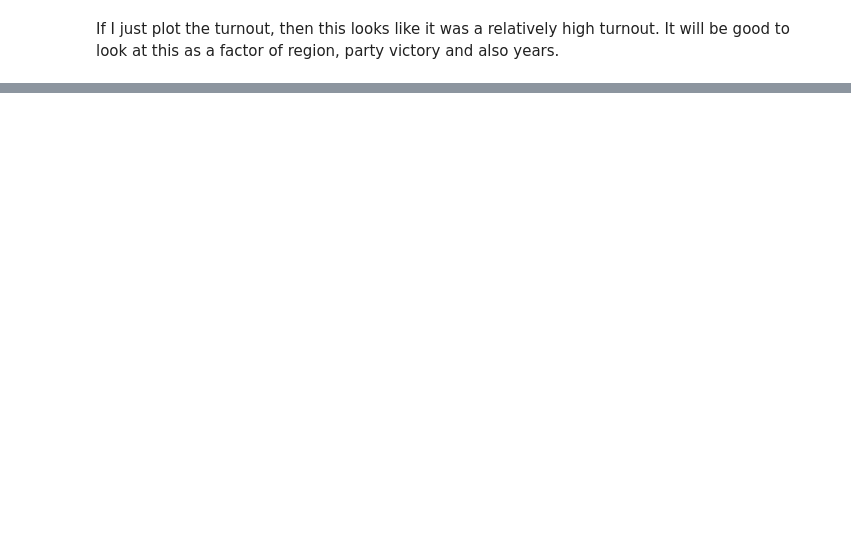
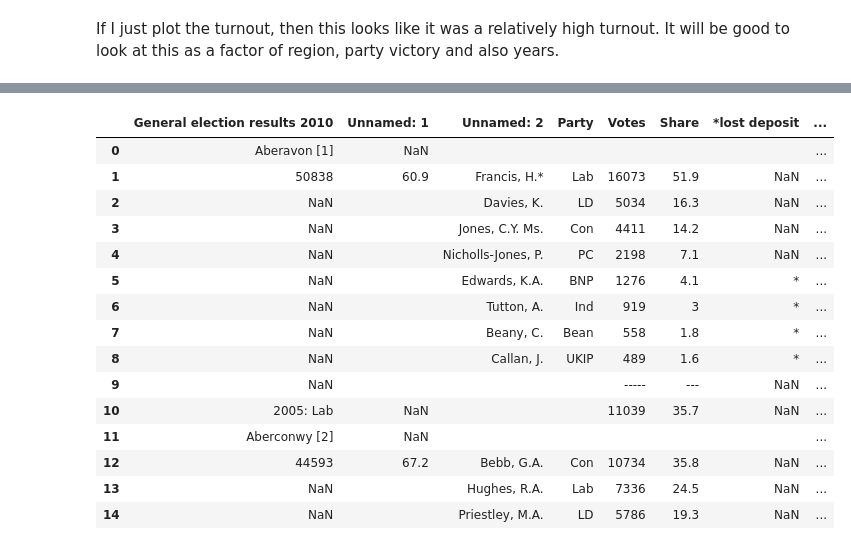
Before and after one commit to maclamont/UKElections, a Jupyter notebook: UKElections.ipynb, the cells around one changed output, grey strips where cells are left out. Saved outputs shown, nothing was run; the diff lists cells and outputs as text; code cells hidden in the pictures; blank space fills up the shorter version.

```diff
--- a/UKElections.ipynb
+++ b/UKElections.ipynb
@@ -88,0 +115,19 @@ If I just plot the turnout, then this looks like it was a relatively high turnou
+# %%
+constituency_2010.head(15)
+# %% [output]
+|  | General election results 2010 | Unnamed: 1 | Unnamed: 2 | Party | Votes | Share | *lost deposit | ... |
+| 0 | Aberavon [1] | NaN |  |  |  |  |  | ... |
+| 1 | 50838 | 60.9 | Francis, H.* | Lab | 16073 | 51.9 | NaN | ... |
+| 2 | NaN |  | Davies, K. | LD | 5034 | 16.3 | NaN | ... |
+| 3 | NaN |  | Jones, C.Y. Ms. | Con | 4411 | 14.2 | NaN | ... |
+| 4 | NaN |  | Nicholls-Jones, P. | PC | 2198 | 7.1 | NaN | ... |
+| 5 | NaN |  | Edwards, K.A. | BNP | 1276 | 4.1 | * | ... |
+| 6 | NaN |  | Tutton, A. | Ind | 919 | 3 | * | ... |
+| 7 | NaN |  | Beany, C. | Bean | 558 | 1.8 | * | ... |
+| 8 | NaN |  | Callan, J. | UKIP | 489 | 1.6 | * | ... |
+| 9 | NaN |  |  |  | ----- | --- | NaN | ... |
+| 10 | 2005: Lab | NaN |  |  | 11039 | 35.7 | NaN | ... |
+| 11 | Aberconwy [2] | NaN |  |  |  |  |  | ... |
+| 12 | 44593 | 67.2 | Bebb, G.A. | Con | 10734 | 35.8 | NaN | ... |
+| 13 | NaN |  | Hughes, R.A. | Lab | 7336 | 24.5 | NaN | ... |
+| 14 | NaN |  | Priestley, M.A. | LD | 5786 | 19.3 | NaN | ... |
```
Also changed, not shown: parts of 13 cells of this notebook, 1 other file.
